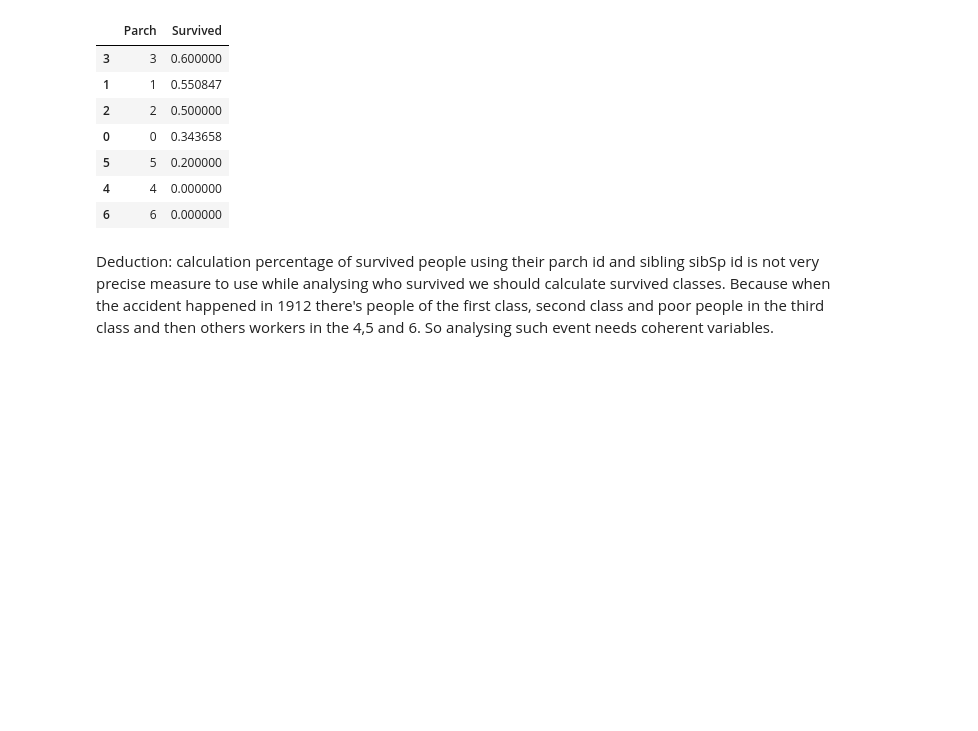
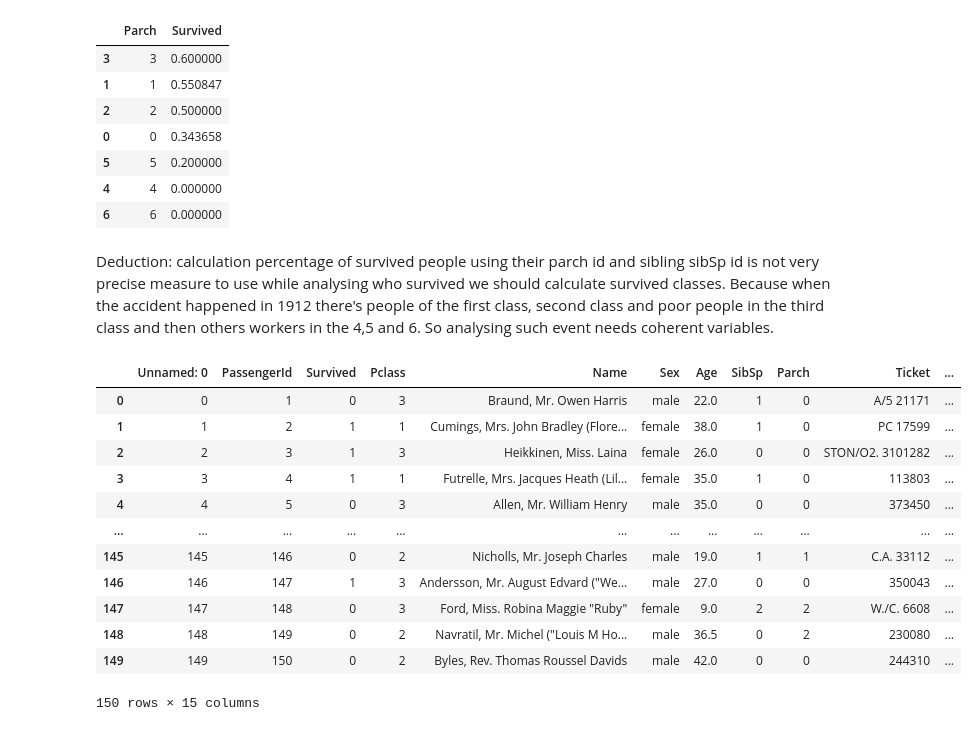
Before and after one commit to nouha18/pythoncheckpoint, a Jupyter notebook: checkpoint3_updates.ipynb, the cells around one changed output. Cells and saved outputs as stored; diff of their text form; code cells hidden in the pictures; blank space fills up the shorter version.

```diff
--- a/checkpoint3_updates.ipynb
+++ b/checkpoint3_updates.ipynb
@@ -469,3 +541,24 @@ df[["Parch", "Survived"]].groupby(['Parch'], as_index=False).mean().sort_values(
 Deduction: calculation percentage of survived people using their parch id and sibling sibSp id is not very precise measure to use while analysing who survived we should calculate survived classes.
 Because when the accident happened in 1912 there's people of the first class, second class and poor people in the third class and then others workers in the 4,5 and 6.
 So analysing such event needs coherent variables.
+# %%
+import numpy as np
+import pandas as pand
+import matplotlib.pyplot as plt
+df = pand.read_csv("new.csv")
+df['FamilySize']=df["Parch"]+df["SibSp"]
+df.head(150)
+# %% [output]
+|  | Unnamed: 0 | PassengerId | Survived | Pclass | Name | Sex | Age | SibSp | Parch | Ticket | ... |
+| 0 | 0 | 1 | 0 | 3 | Braund, Mr. Owen Harris | male | 22.0 | 1 | 0 | A/5 21171 | ... |
+| 1 | 1 | 2 | 1 | 1 | Cumings, Mrs. John Bradley (Flore... | female | 38.0 | 1 | 0 | PC 17599 | ... |
+| 2 | 2 | 3 | 1 | 3 | Heikkinen, Miss. Laina | female | 26.0 | 0 | 0 | STON/O2. 3101282 | ... |
+| 3 | 3 | 4 | 1 | 1 | Futrelle, Mrs. Jacques Heath (Lil... | female | 35.0 | 1 | 0 | 113803 | ... |
+| 4 | 4 | 5 | 0 | 3 | Allen, Mr. William Henry | male | 35.0 | 0 | 0 | 373450 | ... |
+| ... | ... | ... | ... | ... | ... | ... | ... | ... | ... | ... | ... |
+| 145 | 145 | 146 | 0 | 2 | Nicholls, Mr. Joseph Charles | male | 19.0 | 1 | 1 | C.A. 33112 | ... |
+| 146 | 146 | 147 | 1 | 3 | Andersson, Mr. August Edvard ("We... | male | 27.0 | 0 | 0 | 350043 | ... |
+| 147 | 147 | 148 | 0 | 3 | Ford, Miss. Robina Maggie "Ruby" | female | 9.0 | 2 | 2 | W./C. 6608 | ... |
+| 148 | 148 | 149 | 0 | 2 | Navratil, Mr. Michel ("Louis M Ho... | male | 36.5 | 0 | 2 | 230080 | ... |
+| 149 | 149 | 150 | 0 | 2 | Byles, Rev. Thomas Roussel Davids | male | 42.0 | 0 | 0 | 244310 | ... |
+150 rows × 15 columns
```
Also changed, not shown: parts of 13 cells of this notebook.
